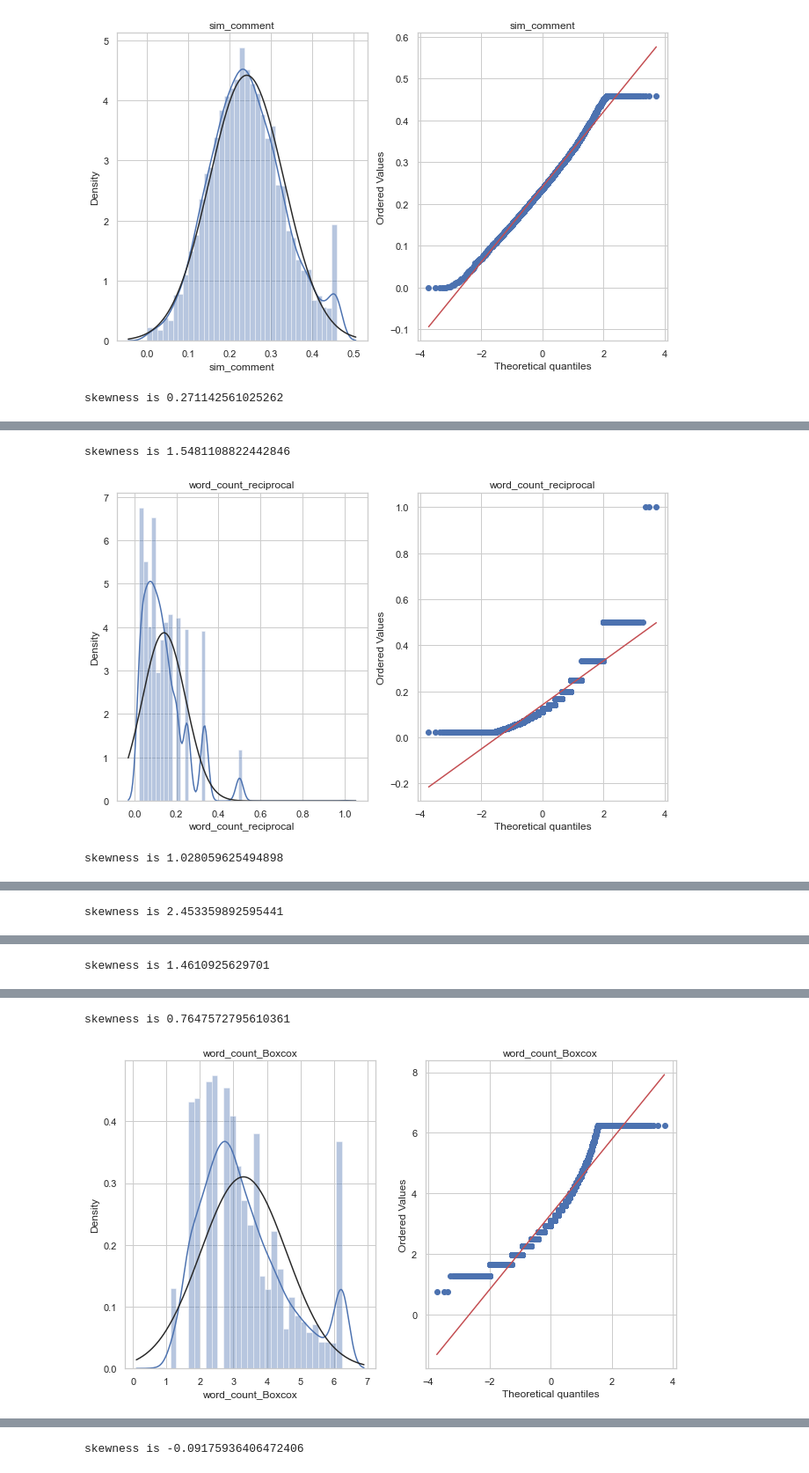
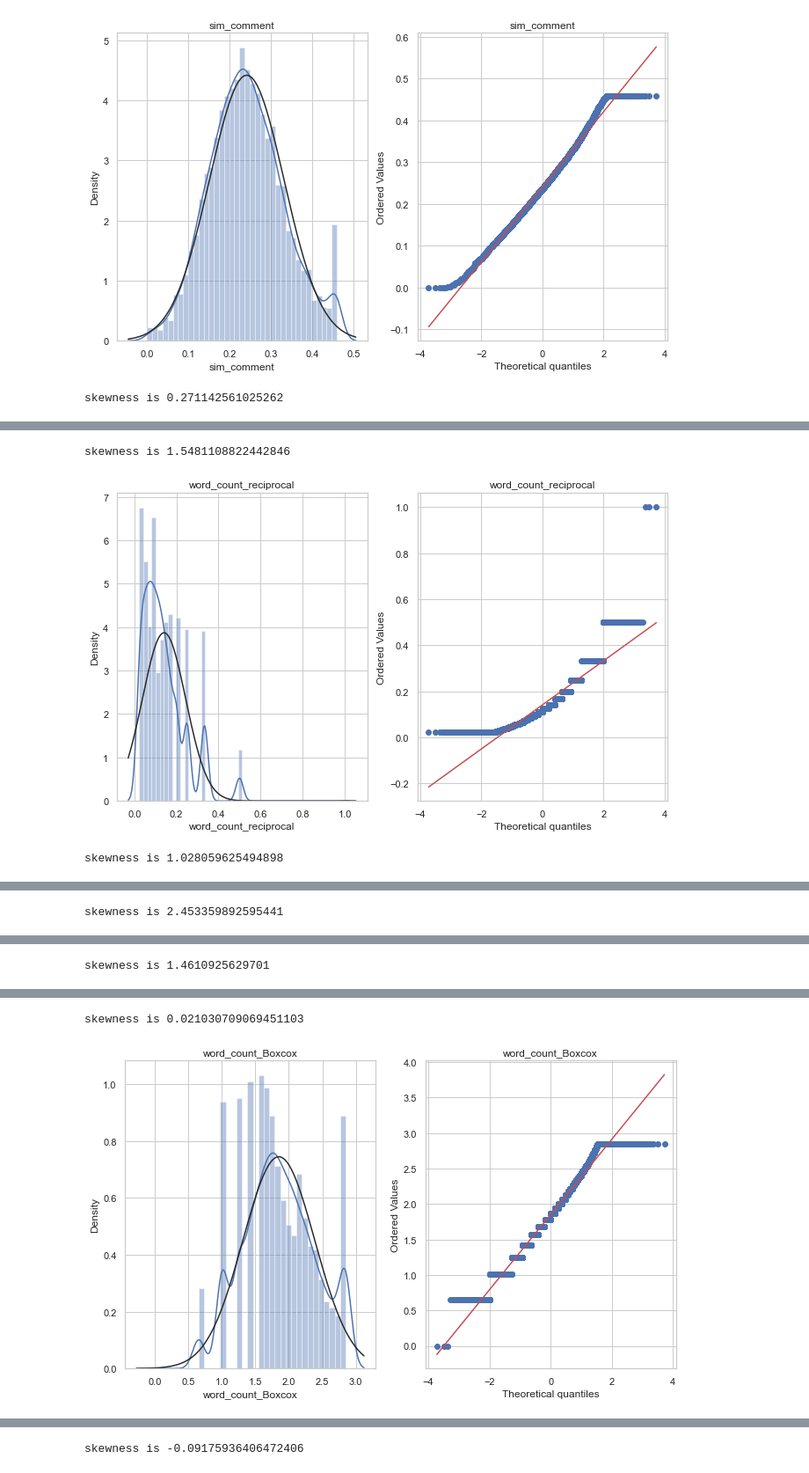
Before and after one commit to OvinduWijethunge/Machine_Learning_Projects, a Jupyter notebook: youtube spam classifier/EAD & FE.ipynb, the cells around one changed output, grey strips where cells are left out. Shown at 88% size. Cells and saved outputs as stored; diff of their text form; code cells hidden in the pictures.

```diff
--- a/youtube spam classifier/EAD & FE.ipynb
+++ b/youtube spam classifier/EAD & FE.ipynb
@@ -401,6 +399,7 @@ plt.show()
 # %%
 # 'post_coment_gap'
-df10 = df9.copy()
+#df10 = df9.copy()
+df10 = df8.copy()
 # %%
 sns.set_theme(style='darkgrid')
 sns.boxplot(y=df10['post_coment_gap'])
@@ -907,35 +901,35 @@ df12 = df11.copy()
 # %%
 for i in ['word_count']:
     df12[i+'_log']=np.log(df12[i])
     plot_data(df12,i+'_log')
 
     df12[i+'_reciprocal']=1/df12[i]
     plot_data(df12,i+'_reciprocal')
 
     df12[i+'_sqr_root']=df12[i]**(1/2)
     plot_data(df12,i+'_sqr_root')
 
     df12[i+'_sqr']=df12[i]**2
     plot_data(df12,i+'_sqr')
 
     df12[i+'_exponential']=df12[i]**(1/1.2)
     plot_data(df12,i+'_exponential')
 
-    df12[i+'_Boxcox']=boxcox1p(df12[i],0.25)
+    df12[i+'_Boxcox'],_=stat.boxcox(df12[i])
     plot_data(df12,i+'_Boxcox')
 # %% [output]
 skewness is 0.271142561025262
 [figure]
 skewness is 1.5481108822442846
 [figure]
 skewness is 1.028059625494898
 [figure]
 skewness is 2.453359892595441
 [figure]
 skewness is 1.4610925629701
 [figure]
-skewness is 0.7647572795610361
+skewness is 0.021030709069451103
-[figure, old version]
+[figure, new version]
 # %%
 # Boxcox transformation is better for word_count
 # we gonna add it to df11
```
Also changed, not shown: parts of 38 cells of this notebook, 1 other file.
